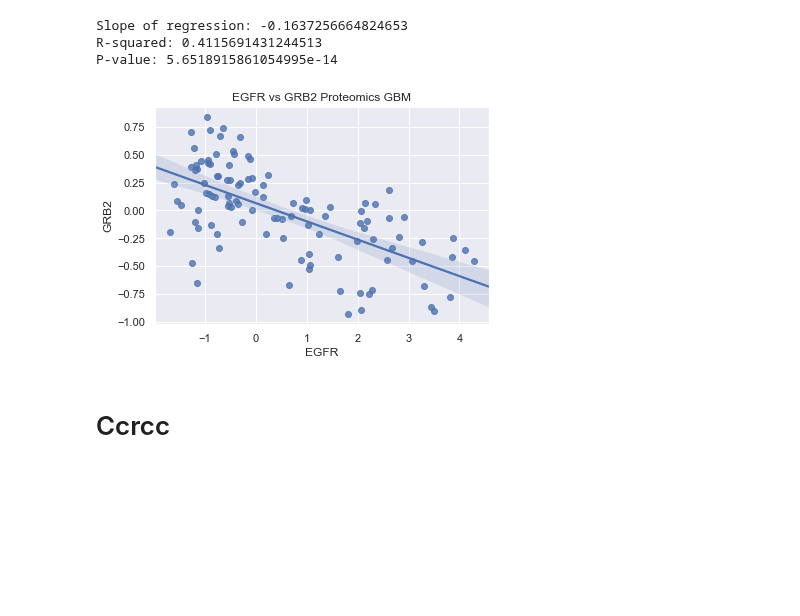
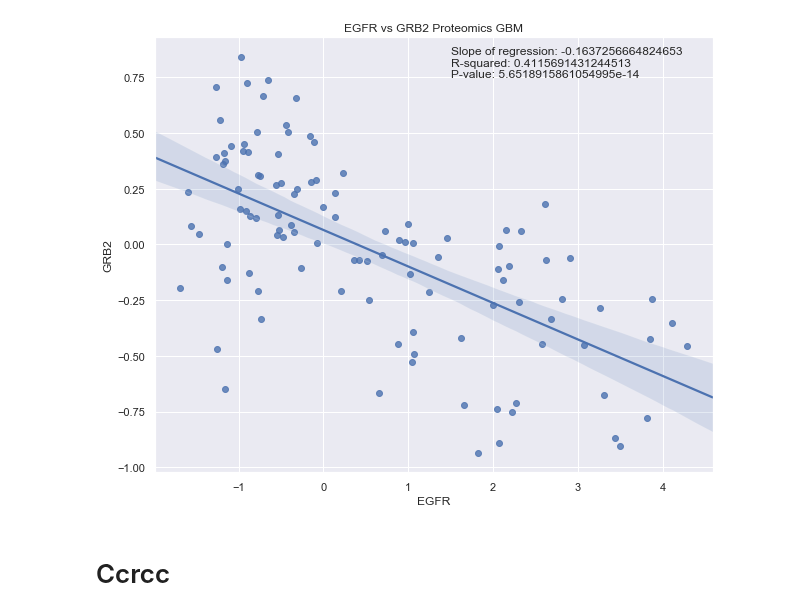
Before and after one commit to PayneLab/WhenMutationsDontMatter, a Jupyter notebook: Pan_Cancer_EGFR/Create_linear_regression_plot.ipynb, the cells around one changed output. Drawn from its saved outputs; the diff is of its cells as text; code cells hidden in the pictures; blank space fills up the shorter version.

Commit message:
exploring graphs

```diff
--- a/Pan_Cancer_EGFR/Create_linear_regression_plot.ipynb
+++ b/Pan_Cancer_EGFR/Create_linear_regression_plot.ipynb
@@ -16,6 +18,6 @@ gene = "EGFR"
 # %%
 
-def plot_lin_regression(df1,x_axis, y_axis, title, ra_stats = False, show_plot = True, save_file_name = "file_name" ):
+def plot_lin_regression(df1,x_axis, y_axis, title, ra_stats = False, show_plot = True, save_file_name = "file_name"):
     #format dfs
     df1_subset = df1[[x_axis,y_axis]]
     #def create_lin_reg_graph(df1, df2, x_axis, y_axis, title):
@@ -27,13 +29,16 @@ def plot_lin_regression(df1,x_axis, y_axis, title, ra_stats = False, show_plot =
     y1 = y1[:,0]
 
     slope, intercept, r_value, p_value, std_err = scipy.stats.linregress(x1,y1)
-    if ra_stats:
-        print ('Slope of regression: %s\nR-squared: %s\nP-value: %s'%(slope, r_value**2, p_value))
 
     sns.set(style="darkgrid")
     plt.rcParams["figure.figsize"] = (10,8)
     plot = sns.regplot(x=x1, y=y1, data=df1)
     plot.set(xlabel=x_axis, ylabel=y_axis, title=title)
+
+
+    if ra_stats:
+        #print ('Slope of regression: %s\nR-squared: %s\nP-value: %s'%(slope, r_value**2, p_value))
+        plt.text(1.5,0.75,'Slope of regression: %s\nR-squared: %s\nP-value: %s'%(slope, r_value**2, p_value))
     if show_plot:
         plt.show()
         plt.clf()
@@ -64,11 +69,8 @@ df_gbm
 109 rows × 11141 columns
 # %%
-plot_lin_regression(df_gbm,"EGFR","GRB2","EGFR vs GRB2 Proteomics GBM", ra_stats = True,show_plot = False, save_file_name = "EGFR_GRB2_GBM")
+plot_lin_regression(df_gbm,"EGFR","GRB2","EGFR vs GRB2 Proteomics GBM", ra_stats = True,show_plot = False)
 # %% [output]
-Slope of regression: -0.1637256664824653
-R-squared: 0.4115691431244513
-P-value: 5.6518915861054995e-14
-[figure, old version]
+[figure, new version]
 # %% [markdown]
 # Ccrcc
 # %%
```
Also changed, not shown: parts of 2 cells of this notebook, 56 other files.
